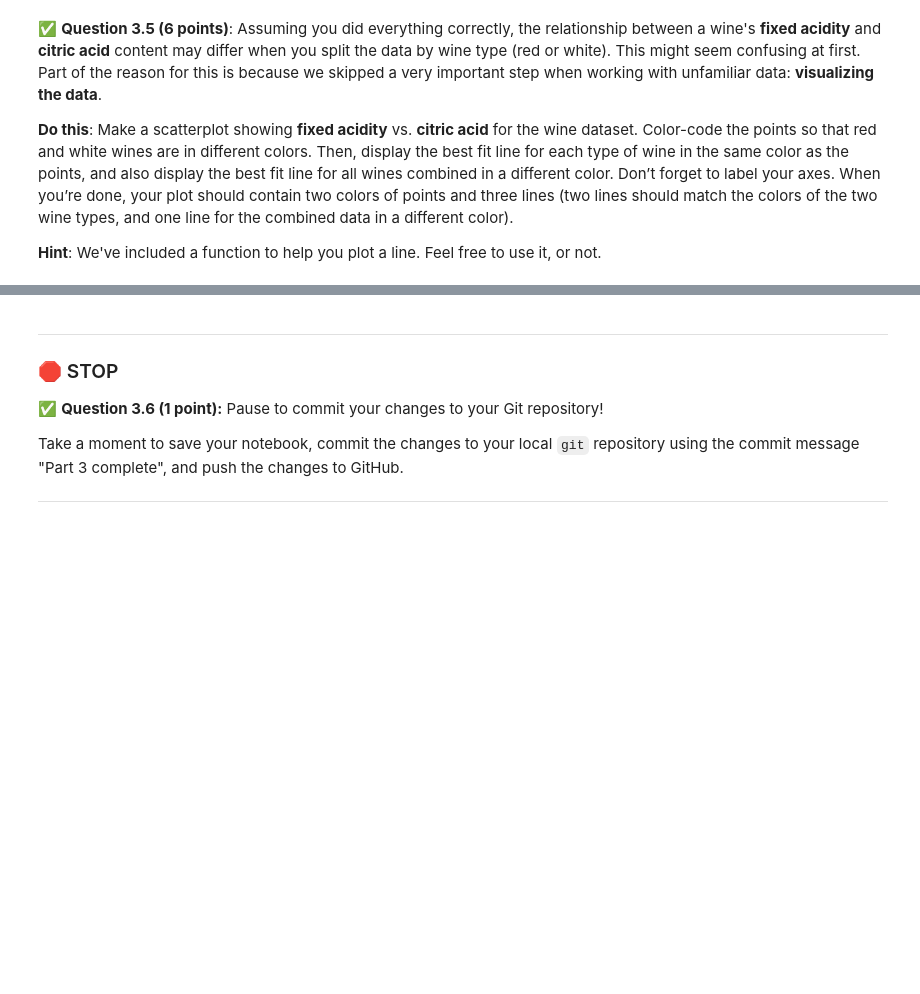
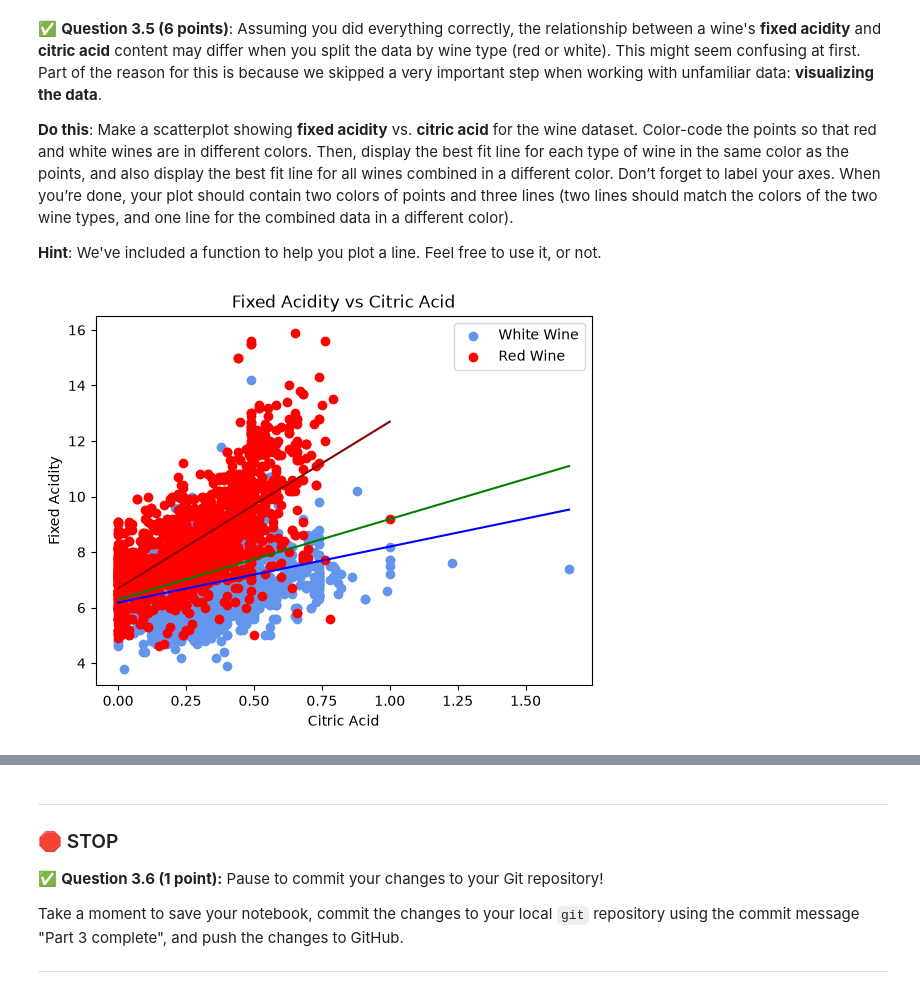
Before and after one commit to beayldz/CMSE202-f26-turnin, a Jupyter notebook: hw-03/HW03-Regression-Ayyildiz.ipynb, the cells around one changed output, grey strips where cells are left out. Saved outputs shown, nothing was run; the diff lists cells and outputs as text; code cells hidden in the pictures; blank space fills up the shorter version.

```diff
--- a/hw-03/HW03-Regression-Ayyildiz.ipynb
+++ b/hw-03/HW03-Regression-Ayyildiz.ipynb
@@ -321,5 +321,21 @@ This regression analysis can reveal subtle patterns in acidity management, helpi
 &#9989;  **Question 3.1 (3 points)**: Using the OLS method in `statsmodels`, perform a linear regression to predict the fixed acidity of a wine sample using its citric acid content, and **display the results summary in the code cell below -- print `.summary()` here in 3.1, not later in 3.2**. Remember that you may need to use the add_constant() method to ensure OLS fits a general line  y = ax + b  to the data rather than a line through the origin  y = ax .
 
 **Important: make sure you are using the _entire_ combined wine dataset, not just a subset.** The first step should be to build a combined dataframe (using `pd.concat`) out of the white and red wine data.
+# %%
+# keeping track of wine type before combining
+
+red_wine["wine_type"] = "red"
+white_wine["wine_type"] = "white"
+
+wine_combined_df = pd.concat(
+    [red_wine, white_wine],
+    ignore_index=True
+)
 # %%
 # Put your code here
+import statsmodels.api as sm
+
+X = sm.add_constant(wine_combined_df["citric acid"])  # include the intercept
+y = wine_combined_df["fixed acidity"]
+model = sm.OLS(y, X).fit()
+model.summary()
@@ -347,3 +395,8 @@ This regression analysis can reveal subtle patterns in acidity management, helpi
 &#9989; **Question 3.3.1 (2 points)**: Using the `OLS` method in `statsmodels`, perform a linear regression to predict the **fixed acidity** of red wine samples using **citric acid** as the predictor, and display the results summary.
 # %%
 # Put your code here
+
+X_red = sm.add_constant(red_wine["citric acid"])  # include the intercept
+y_red = red_wine["fixed acidity"]
+model_red = sm.OLS(y_red, X_red).fit()
+model_red.summary()
@@ -356,3 +429,8 @@ This regression analysis can reveal subtle patterns in acidity management, helpi
 &#9989; **Question 3.3.2 (2 points)**: Using the `OLS` method in `statsmodels`, perform a linear regression to predict the **fixed acidity** of white wine samples using **citric acid** as the predictor, and display the results summary.
 # %%
 # Put your code here
+
+X_white = sm.add_constant(white_wine["citric acid"])  # include the intercept
+y_white = white_wine["fixed acidity"]
+model_white = sm.OLS(y_white, X_white).fit()
+model_white.summary()
@@ -385,12 +498,27 @@ This regression analysis can reveal subtle patterns in acidity management, helpi
 # %%
 # Put your code here
 
 import matplotlib.pyplot as plt
 import numpy as np
 def plot_line(slope, intercept, xmin, xmax, color):
     xline = np.array([xmin,xmax])
     yline = slope*xline+intercept
     plt.plot(xline,yline,color)
+
+
+plt.scatter(white_wine["citric acid"], white_wine["fixed acidity"], c="cornflowerblue", label="White Wine")
+plt.scatter(red_wine["citric acid"], red_wine["fixed acidity"], c="red", label="Red Wine")
+plot_line(model_red.params["citric acid"], model_red.params["const"], red_wine["citric acid"].min(), red_wine["citric acid"].max(), "darkred")
+plot_line(model_white.params["citric acid"], model_white.params["const"], white_wine["citric acid"].min(), white_wine["citric acid"].max(), "blue")
+plot_line(model.params["citric acid"], model.params["const"], wine_combined_df["citric acid"].min(), wine_combined_df["citric acid"].max(), "green")
+
+plt.xlabel("Citric Acid")
+plt.ylabel("Fixed Acidity")
+plt.title("Fixed Acidity vs Citric Acid")
+plt.legend()
+plt.show()
+# %% [output]
+[figure, added]
 # %% [markdown]
 <!-- END QUESTION -->
 <!-- DO NOT MODIFY OR DELETE THIS CELL. Make sure your solution to the question above is in the cell(s) above this one. -->
```
Also changed, not shown: parts of 5 cells of this notebook.
